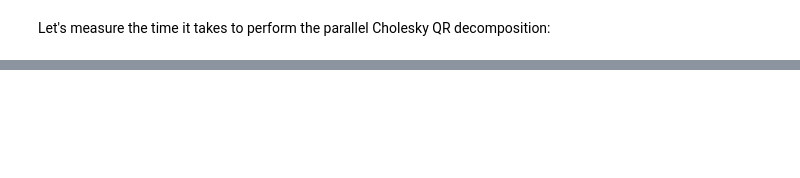
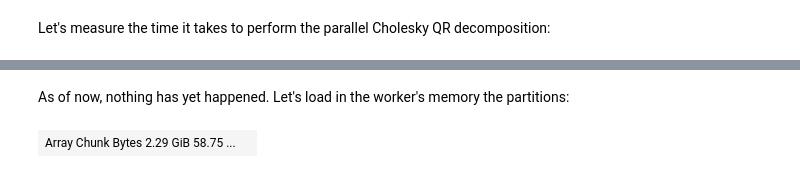
Before and after one commit to AlessandroMiotto/MAPD_project, a Jupyter notebook: Cholesky.ipynb, the cells around one changed output, grey strips where cells are left out. Drawn from its saved outputs; the diff is of its cells as text; code cells hidden in the pictures; blank space fills up the shorter version.

```diff
--- a/Cholesky.ipynb
+++ b/Cholesky.ipynb
@@ -192,3 +271,6 @@ X_da = X_df.to_dask_array(lengths=True)
+# %% [markdown]
+As of now, nothing has yet happened. Let's load in the worker's memory the partitions:
 # %%
-%%time
-Q, R = compute_choleskyQR_parallel(X_da)
+X_da.persist()
+# %% [output]
+| Array Chunk Bytes 2.29 GiB 58.75 ... |  |
```
Also changed, not shown: parts of 19 cells of this notebook.
